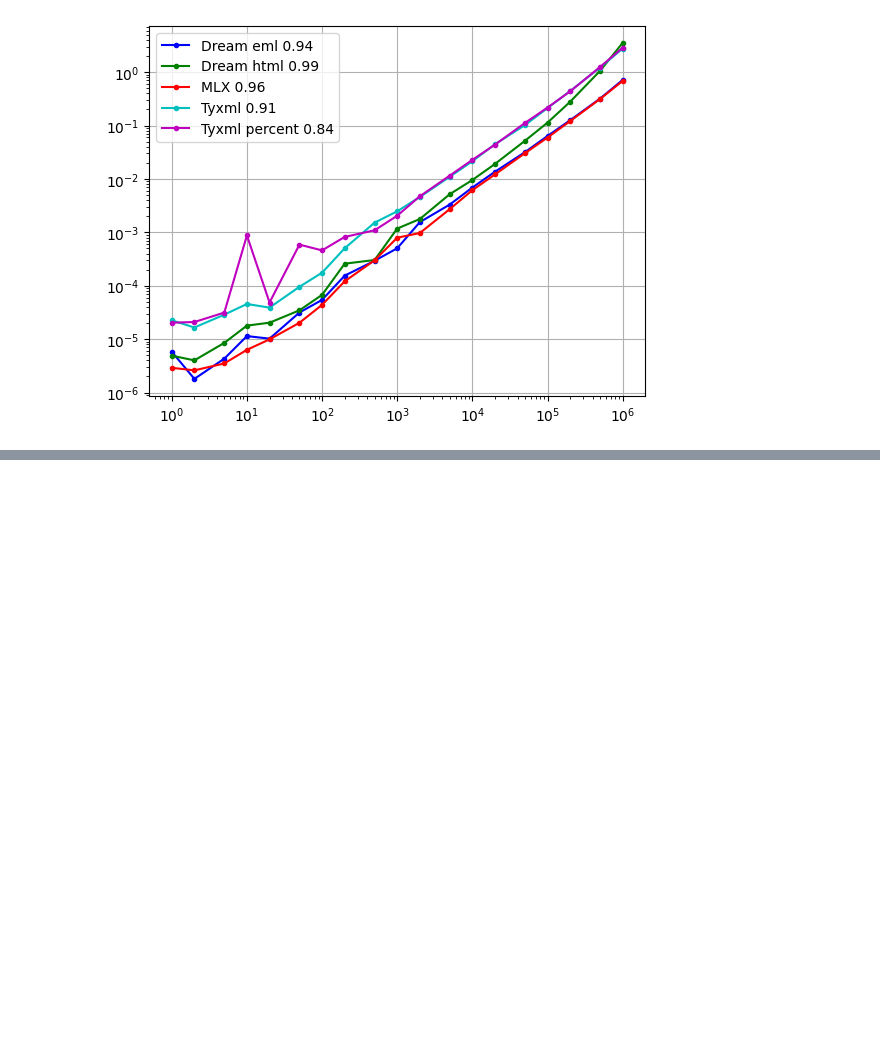
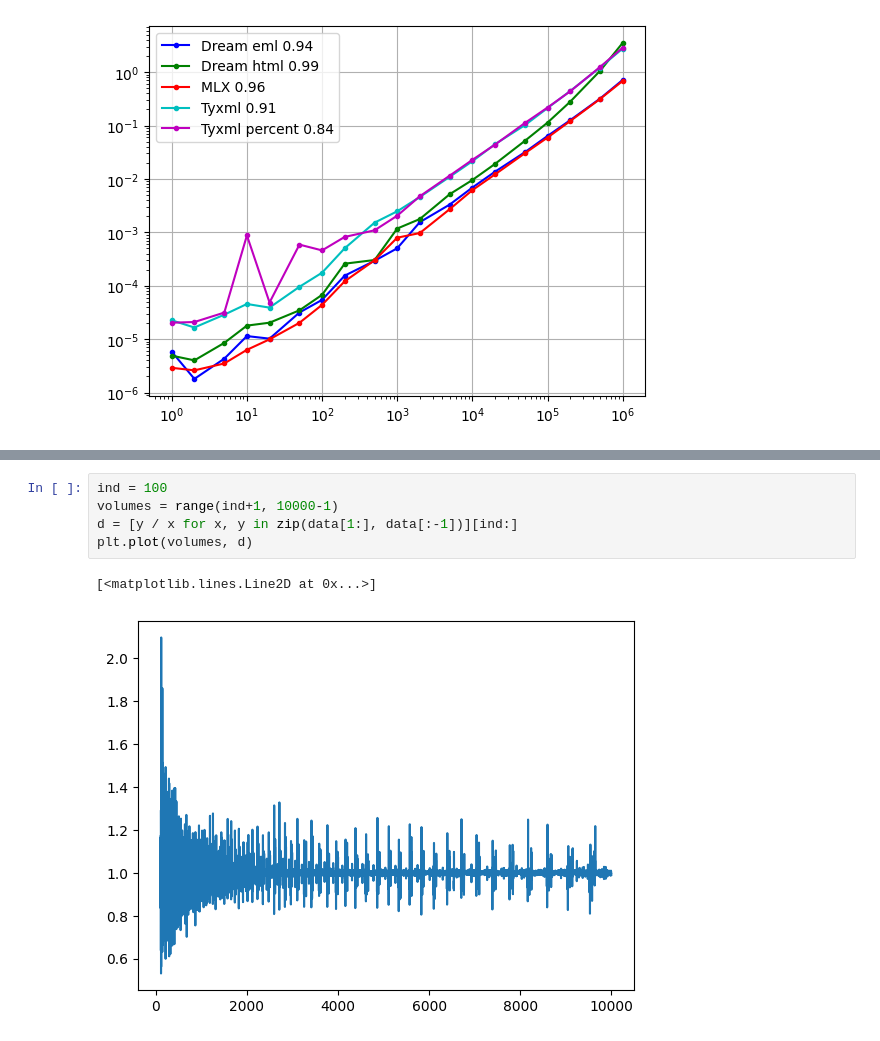
Before and after one commit to katel0k/dream_templaters_comparison, a Jupyter notebook: graphs/perfomance.ipynb, the cells around one changed output, grey strips where cells are left out. Cells and saved outputs as stored; diff of their text form; blank space fills up the shorter version.

```diff
--- a/graphs/perfomance.ipynb
+++ b/graphs/perfomance.ipynb
@@ -119,0 +137,8 @@ plt.show()
+# %%
+ind = 100
+volumes = range(ind+1, 10000-1)
+d = [y / x for x, y in zip(data[1:], data[:-1])][ind:]
+plt.plot(volumes, d)
+# %% [output]
+[<matplotlib.lines.Line2D at 0x...>]
+[figure, added]
```
Also changed, not shown: parts of 2 cells of this notebook, 5 other files.
